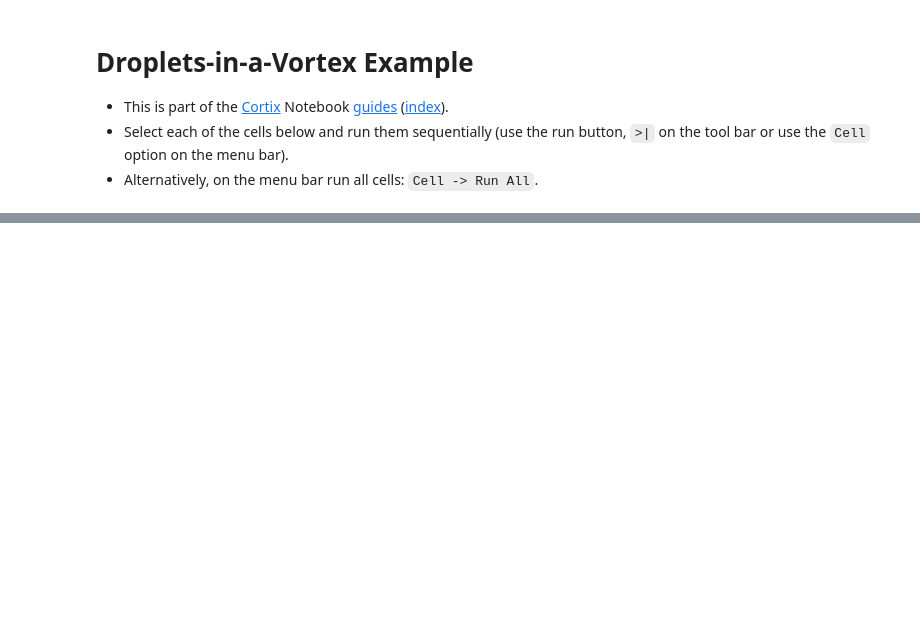
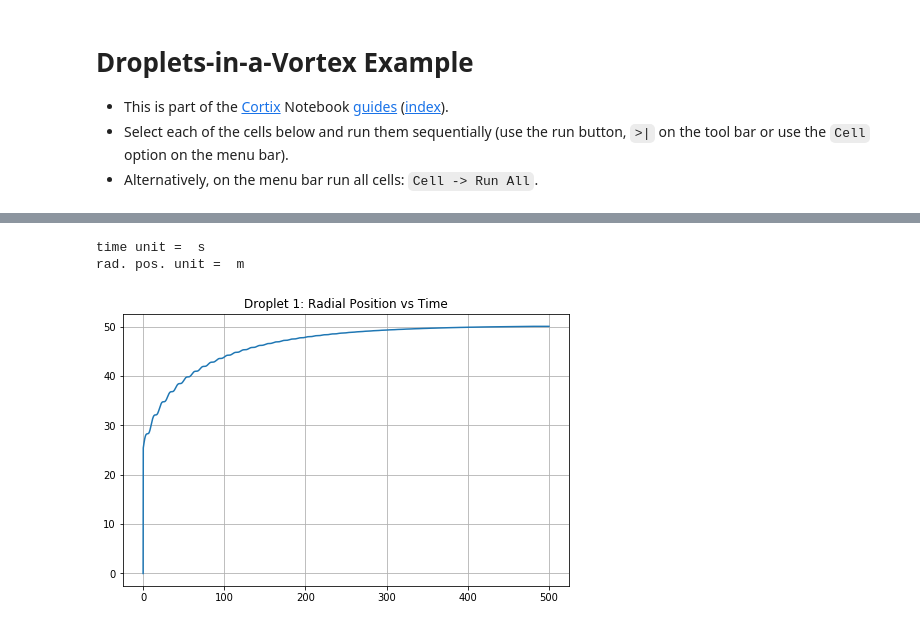
Before and after one commit to dpploy/cortix-nb, a Jupyter notebook: run_droplet.ipynb, the cells around one changed output, grey strips where cells are left out. Drawn from its saved outputs; the diff is of its cells as text; code cells hidden in the pictures; blank space fills up the shorter version.

```diff
--- a/run_droplet.ipynb
+++ b/run_droplet.ipynb
@@ -147 +173,14 @@ plt.show()
+# %%
+(radial_position_quant,time_unit) = droplet_1.state.get_quantity_history('radial-position')
+print('time unit = ',time_unit)
+print('rad. pos. unit = ',radial_position_quant.unit)
+rad_pos = radial_position_quant.value
+rad_pos.plot(title='Droplet 1: Radial Position vs Time')
+plt.rcParams['figure.figsize'] = [8,5]
+plt.grid()
+plt.show()
+# %% [output]
+time unit =  s
+rad. pos. unit =  m
+[figure, added]
 # %%
```
Also changed, not shown: parts of 19 cells of this notebook.
